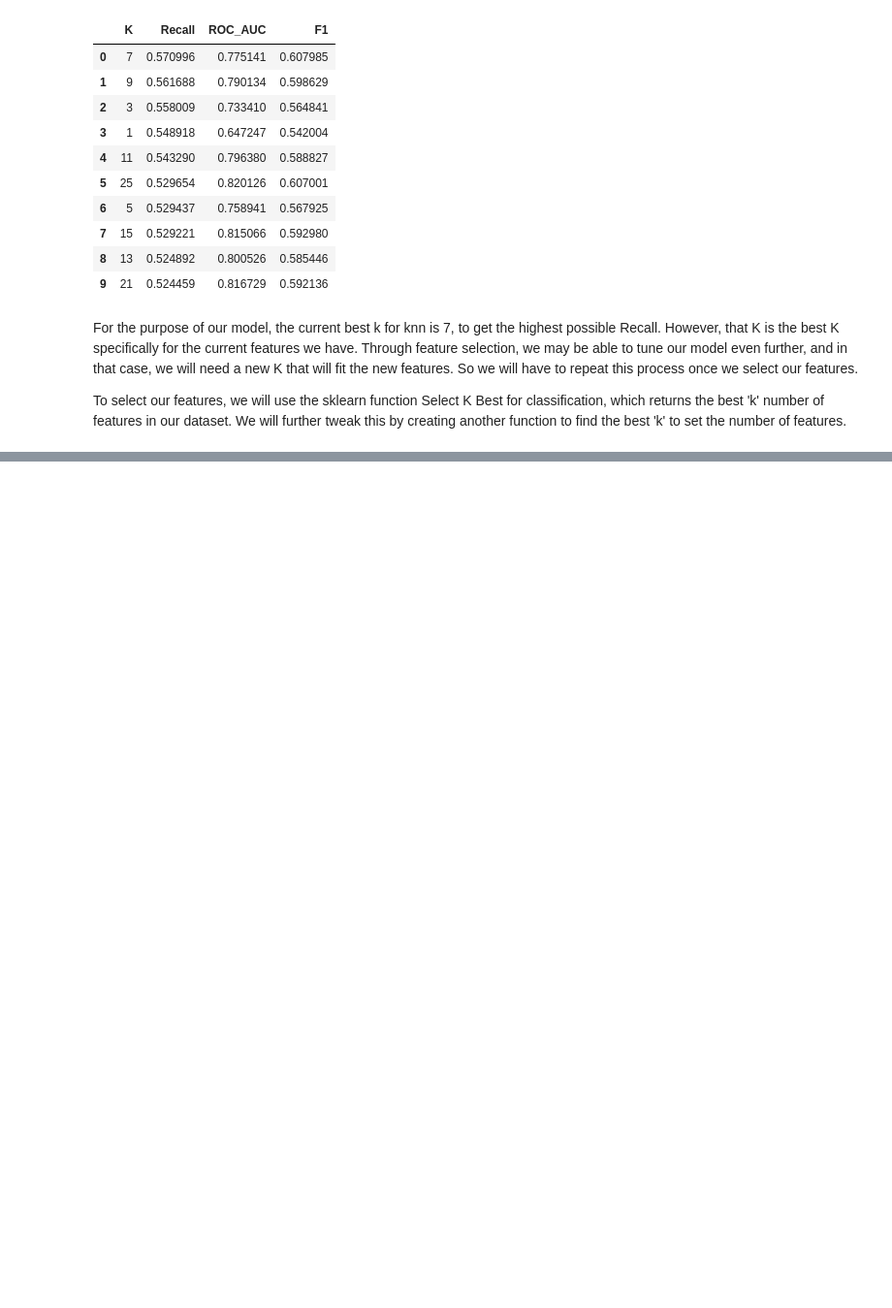
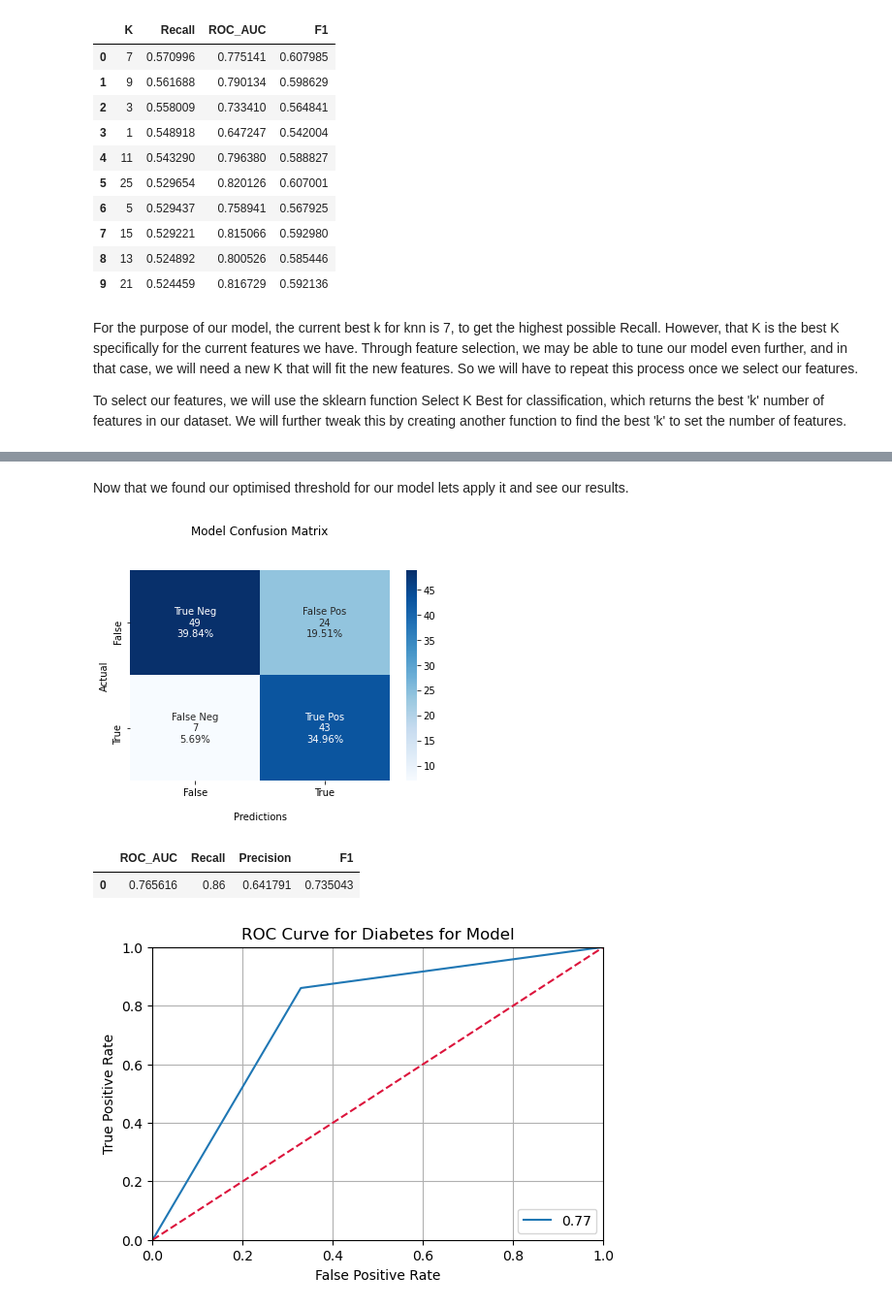
Before and after one commit to Aviost111/Diabetes_Predictions, a Jupyter notebook: DIABETES CLASSIFICATION PROJECT.ipynb, the cells around one changed output, grey strips where cells are left out. Shown at 97% size. Cells and saved outputs as stored; diff of their text form; code cells hidden in the pictures; blank space fills up the shorter version.

```diff
--- a/DIABETES CLASSIFICATION PROJECT.ipynb
+++ b/DIABETES CLASSIFICATION PROJECT.ipynb
@@ -672,0 +714,2 @@ def find_best(arr,r):
+# %%
+X_train_fs, X_test_fs, fs = select_features(X_train_stand, y_train_stand, X_test_stand,8)
@@ -672,0 +773,2 @@ def find_best(arr,r):
+# %%
+X_train2_fs, X_test2_fs, y_train2, y_test2 = train_test_split(X_train_fs,y_train_stand, test_size=0.2, random_state=25)
@@ -672,0 +816,45 @@ def find_best(arr,r):
+# %% [markdown]
+Now that we found our optimised threshold for our model lets apply it and see our results.
+# %%
+# testing the optimized model:
+recall_opt=[]
+precision_opt=[]
+roc_opt=[]
+f1_opt=[]
+
+knn_opt = KNeighborsClassifier(n_neighbors=9)
+
+knn_opt.fit(X_train2_fs,y_train2)
+
+threshold_knn = optimal_threshold
+
+predicted_proba = knn_opt.predict_proba(X_test2_fs)
+y_pred_opt = (predicted_proba [:,1] >= threshold_knn).astype('int')
+
+accuracy = accuracy_score(y_test2,y_pred_opt)
+
+
+
+#y_pred_opt = knn_opt.predict(X_test2_fs)
+
+recall_opt.append(recall_score(y_test2, y_pred_opt))
+
+precision_opt.append(precision_score(y_test2, y_pred_opt))
+
+roc_opt.append(sklearn.metrics.roc_auc_score(y_test2,y_pred_opt))
+
+f1_opt.append(fbeta_score(y_test2, y_pred_opt, beta=1))
+
+d_opt = {'ROC_AUC': roc_opt, 'Recall': recall_opt,'Precision':precision_opt,'F1':f1_opt}
+
+df_opt = pd.DataFrame(data=d_opt)
+
+confusion_matrix_show(confusion_matrix(y_test2, y_pred_opt))
+roc_show(y_test2,y_pred_opt)
+
+df_opt
+# %% [output]
+[figure, added]
+|  | ROC_AUC | Recall | Precision | F1 |
+| 0 | 0.765616 | 0.86 | 0.641791 | 0.735043 |
+[figure, added]
```
Also changed, not shown: parts of 45 cells of this notebook, 1 other file.
